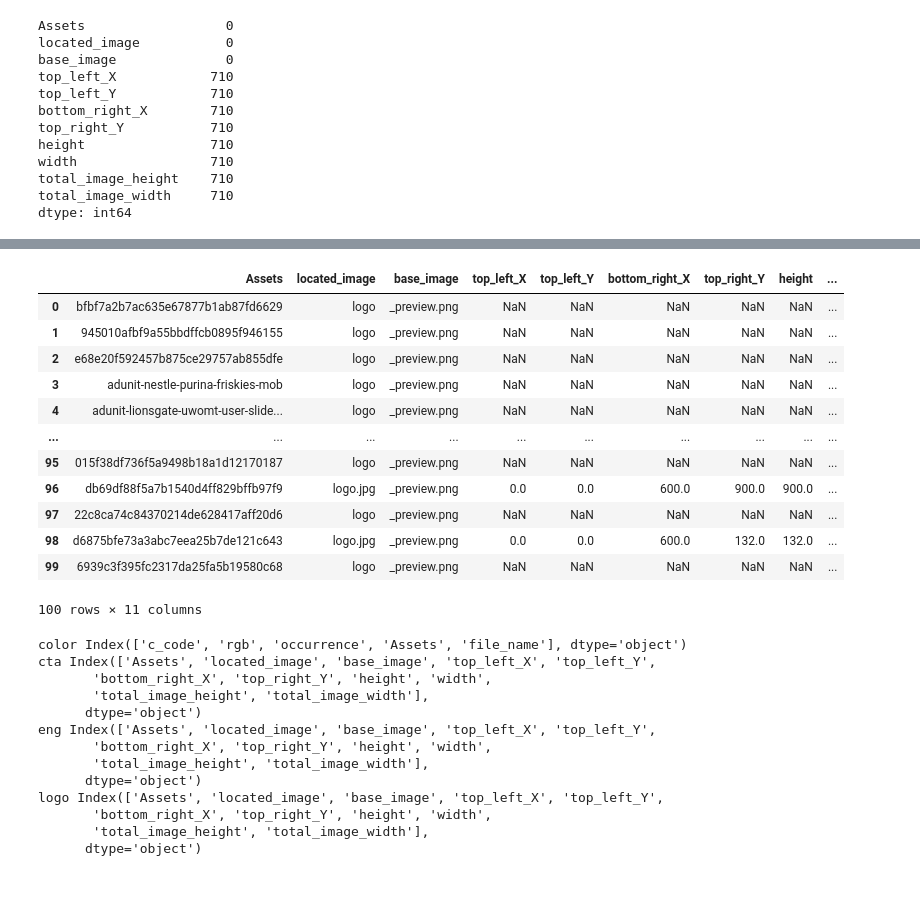
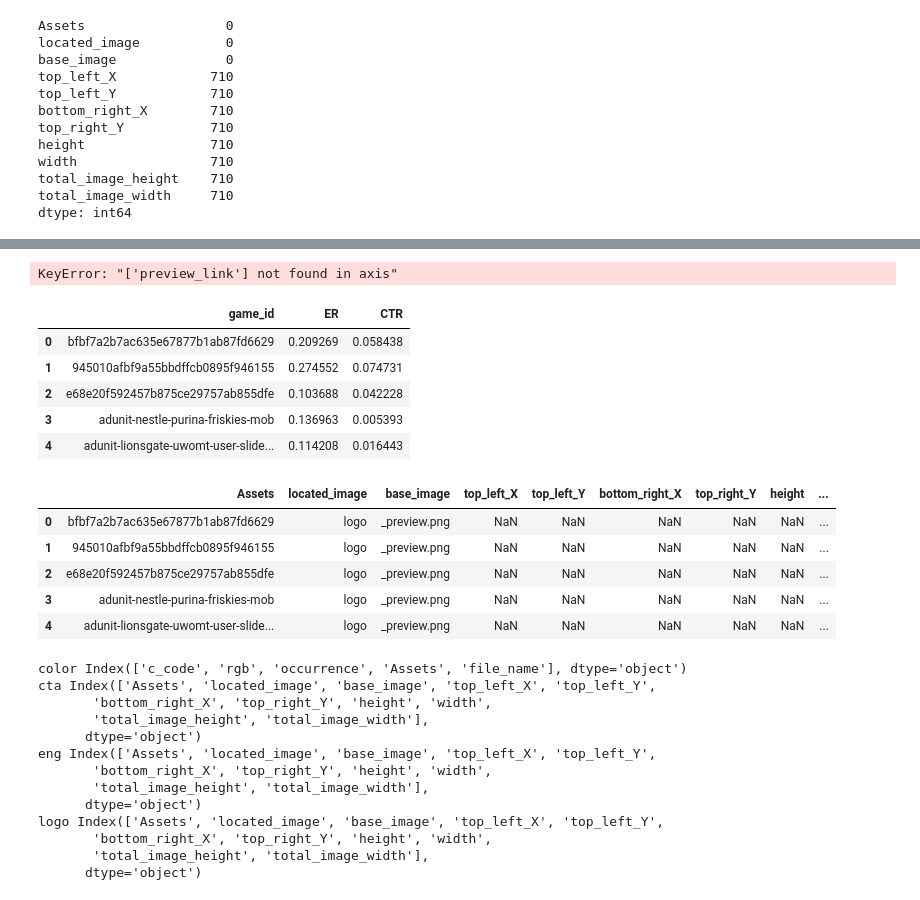
Before and after one commit to ad-Optimisation/ad_optimisation, a Jupyter notebook: notebooks/modeling.ipynb, the cells around one changed output, grey strips where cells are left out. Cells and saved outputs as stored; diff of their text form; code cells hidden in the pictures.

```diff
--- a/notebooks/modeling.ipynb
+++ b/notebooks/modeling.ipynb
@@ -38,6 +38,7 @@ color_data = pd.read_csv('../observations/color_feature.csv')
 cta_pos = pd.read_csv('../observations/cta_position.csv')
 eng_pos = pd.read_csv('../observations/engagement_position.csv')
 logo_pos = pd.read_csv('../observations/logo_position.csv')
+perfomance_df = pd.read_csv('../data/performance_data.csv')
 # %%
 color_data.head()
 # %% [output]
@@ -209,5 +224,18 @@ dtype: int64
+# %%
+perfomance_df.drop('preview_link',axis=1, inplace=True)
+# %% [output]
+KeyError: "['preview_link'] not found in axis"
+# %%
+perfomance_df.head()
+# %% [output]
+|  | game_id | ER | CTR |
+| 0 | bfbf7a2b7ac635e67877b1ab87fd6629 | 0.209269 | 0.058438 |
+| 1 | 945010afbf9a55bbdffcb0895f946155 | 0.274552 | 0.074731 |
+| 2 | e68e20f592457b875ce29757ab855dfe | 0.103688 | 0.042228 |
+| 3 | adunit-nestle-purina-friskies-mob | 0.136963 | 0.005393 |
+| 4 | adunit-lionsgate-uwomt-user-slide... | 0.114208 | 0.016443 |
 # %%
-logo_pos.head(100)
+logo_pos.head()
 # %% [output]
 |  | Assets | located_image | base_image | top_left_X | top_left_Y | bottom_right_X | top_right_Y | height | ... |
 | 0 | bfbf7a2b7ac635e67877b1ab87fd6629 | logo | _preview.png | NaN | NaN | NaN | NaN | NaN | ... |
@@ -215,13 +243,6 @@ logo_pos.head(100)
 | 2 | e68e20f592457b875ce29757ab855dfe | logo | _preview.png | NaN | NaN | NaN | NaN | NaN | ... |
 | 3 | adunit-nestle-purina-friskies-mob | logo | _preview.png | NaN | NaN | NaN | NaN | NaN | ... |
 | 4 | adunit-lionsgate-uwomt-user-slide... | logo | _preview.png | NaN | NaN | NaN | NaN | NaN | ... |
-| ... | ... | ... | ... | ... | ... | ... | ... | ... | ... |
-| 95 | 015f38df736f5a9498b18a1d12170187 | logo | _preview.png | NaN | NaN | NaN | NaN | NaN | ... |
-| 96 | db69df88f5a7b1540d4ff829bffb97f9 | logo.jpg | _preview.png | 0.0 | 0.0 | 600.0 | 900.0 | 900.0 | ... |
-| 97 | 22c8ca74c84370214de628417aff20d6 | logo | _preview.png | NaN | NaN | NaN | NaN | NaN | ... |
-| 98 | d6875bfe73a3abc7eea25b7de121c643 | logo.jpg | _preview.png | 0.0 | 0.0 | 600.0 | 132.0 | 132.0 | ... |
-| 99 | 6939c3f395fc2317da25fa5b19580c68 | logo | _preview.png | NaN | NaN | NaN | NaN | NaN | ... |
-100 rows × 11 columns
 # %%
 print('color',color_data.columns)
 print('cta',cta_pos.columns)
```
Also changed, not shown: parts of 15 cells of this notebook.
